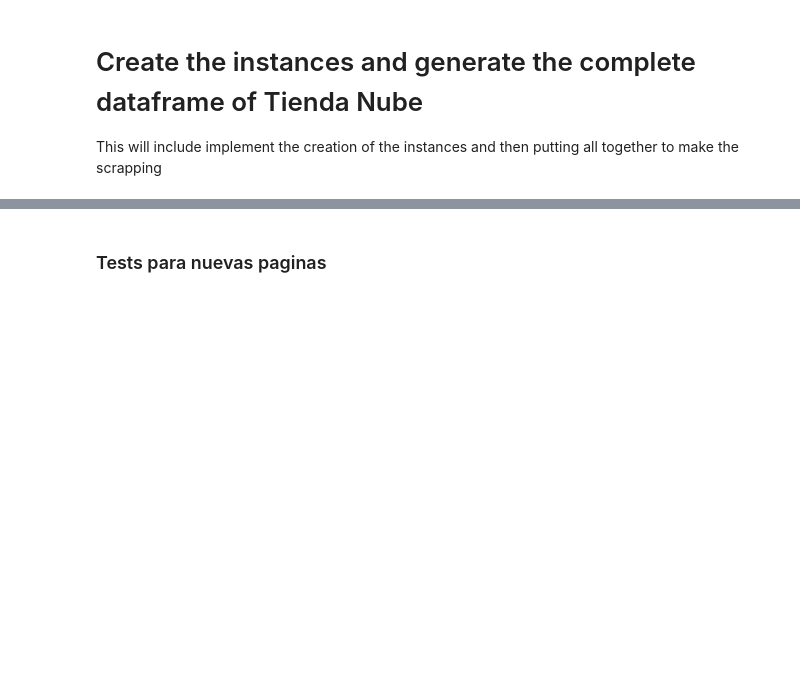
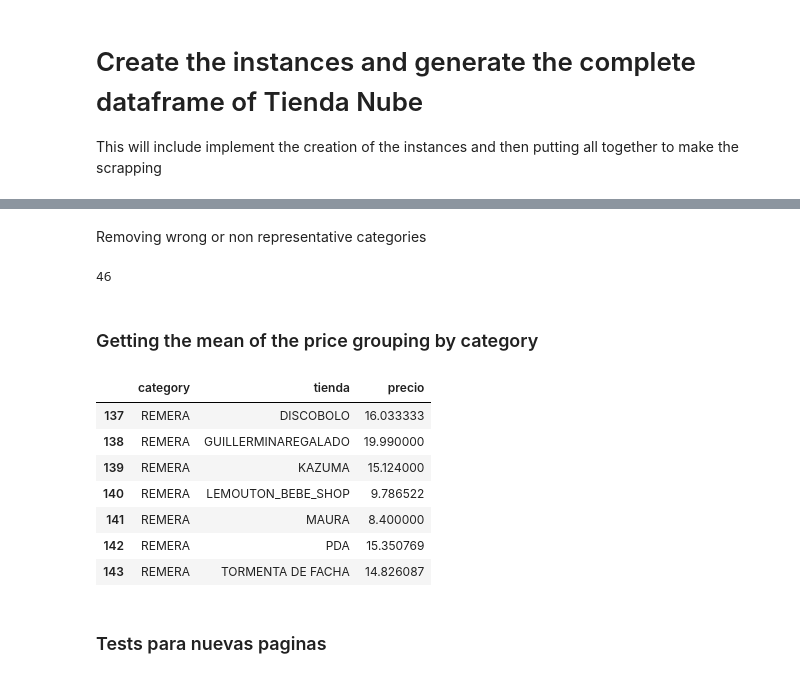
Before and after one commit to brunojaime/scrapping_clothe_stores, a Jupyter notebook: scrapping_tienda_ropa.ipynb, the cells around one changed output, grey strips where cells are left out. Drawn from its saved outputs; the diff is of its cells as text; code cells hidden in the pictures; blank space fills up the shorter version.

```diff
--- a/scrapping_tienda_ropa.ipynb
+++ b/scrapping_tienda_ropa.ipynb
@@ -270,3 +295,36 @@ df_tiendas_nube
+# %% [markdown]
+Removing wrong or non representative categories
+# %%
+category_group = df_tiendas_nube.groupby('category').count()
+cat = category_group[category_group['tienda']==1].sort_values('tienda',ascending=True)
+cat['tienda'].count()
+# %% [output]
+46
+# %%
+category_to_filter = ['X','GIFT']
+df_tiendas_nube_filter = df_tiendas_nube[~df_tiendas_nube['category'].isin(category_to_filter)]
+#df_tiendas_nube_filter['precio'].groupby(df_tiendas_nube_filter['category']).mean()
+
+df_tiendas_nube_filter['precio'] = df_tiendas_nube_filter['precio'].str.replace('$','').str.split(',').str[0].astype(float).round(2)
+df_tiendas_nube_filter.info()
+# %% [markdown]
+### Getting the mean of the price grouping by category
+# %%
+grouping_by_category = df_tiendas_nube_filter['precio'].groupby([df_tiendas_nube_filter['category'],df_tiendas_nube_filter['tienda']])
+
+mean_prices =grouping_by_category.mean().reset_index()
+mean_prices
+remeras_mean = mean_prices[mean_prices['category']=="REMERA"]
+remeras_mean
+# %% [output]
+|  | category | tienda | precio |
+| 137 | REMERA | DISCOBOLO | 16.033333 |
+| 138 | REMERA | GUILLERMINAREGALADO | 19.990000 |
+| 139 | REMERA | KAZUMA | 15.124000 |
+| 140 | REMERA | LEMOUTON_BEBE_SHOP | 9.786522 |
+| 141 | REMERA | MAURA | 8.400000 |
+| 142 | REMERA | PDA | 15.350769 |
+| 143 | REMERA | TORMENTA DE FACHA | 14.826087 |
 # %% [markdown]
 ### Tests para nuevas paginas
 # %%
```
Also changed, not shown: parts of 32 cells of this notebook.
